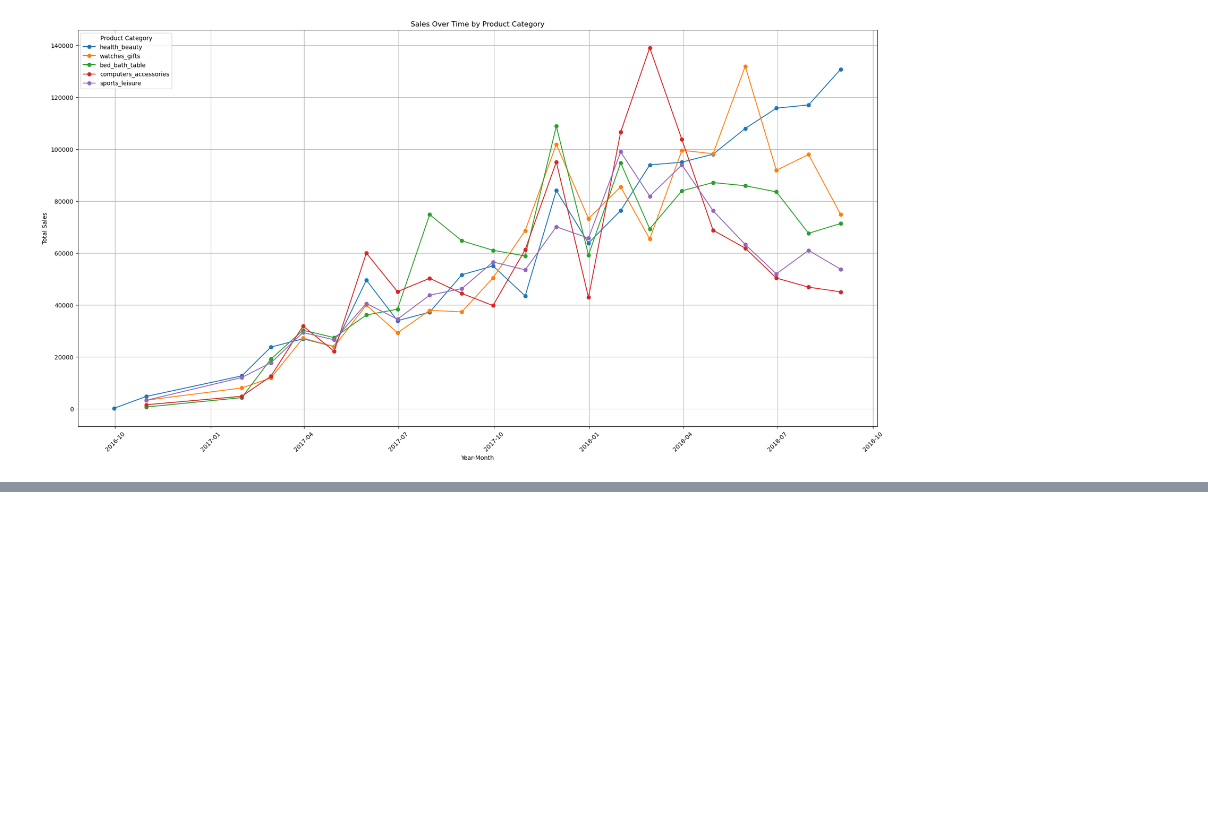
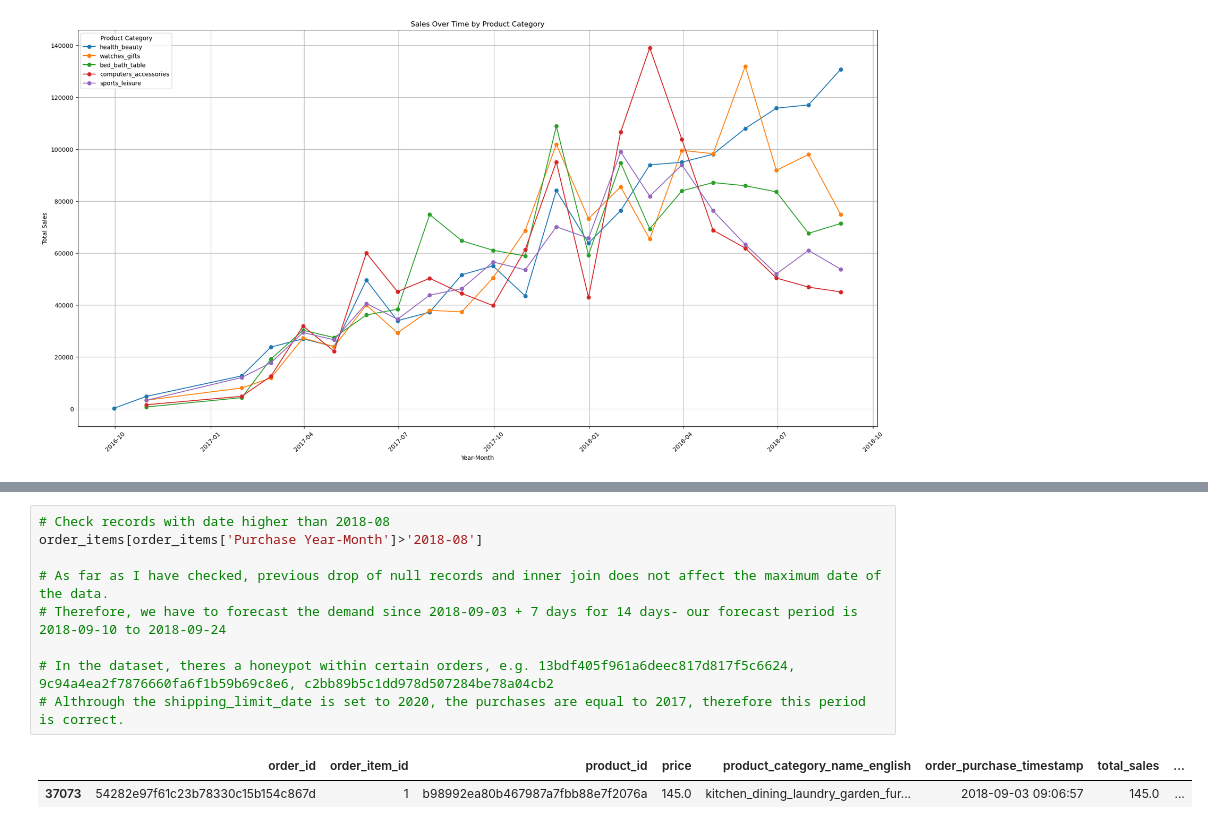
Before and after one commit to popraf/Demand-Forecasting, a Jupyter notebook: EDA.ipynb, the cells around one changed output, grey strips where cells are left out. Drawn from its saved outputs; the diff is of its cells as text; blank space fills up the shorter version.

```diff
--- a/EDA.ipynb
+++ b/EDA.ipynb
@@ -291,0 +312,12 @@ plt.show()
+# %%
+# Check records with date higher than 2018-08
+order_items[order_items['Purchase Year-Month']>'2018-08']
+
+# As far as I have checked, previous drop of null records and inner join does not affect the maximum date of the data.
+# Therefore, we have to forecast the demand since 2018-09-03 + 7 days for 14 days- our forecast period is 2018-09-10 to 2018-09-24
+
+# In the dataset, theres a honeypot within certain orders, e.g. 13bdf405f961a6deec817d817f5c6624, 9c94a4ea2f7876660fa6f1b59b69c8e6, c2bb89b5c1dd978d507284be78a04cb2
+# Althrough the shipping_limit_date is set to 2020, the purchases are equal to 2017, therefore this period is correct.
+# %% [output]
+|  | order_id | order_item_id | product_id | price | product_category_name_english | order_purchase_timestamp | total_sales | ... |
+| 37073 | 54282e97f61c23b78330c15b154c867d | 1 | b98992ea80b467987a7fbb88e7f2076a | 145.0 | kitchen_dining_laundry_garden_fur... | 2018-09-03 09:06:57 | 145.0 | ... |
```
Also changed, not shown: parts of 5 cells of this notebook.
